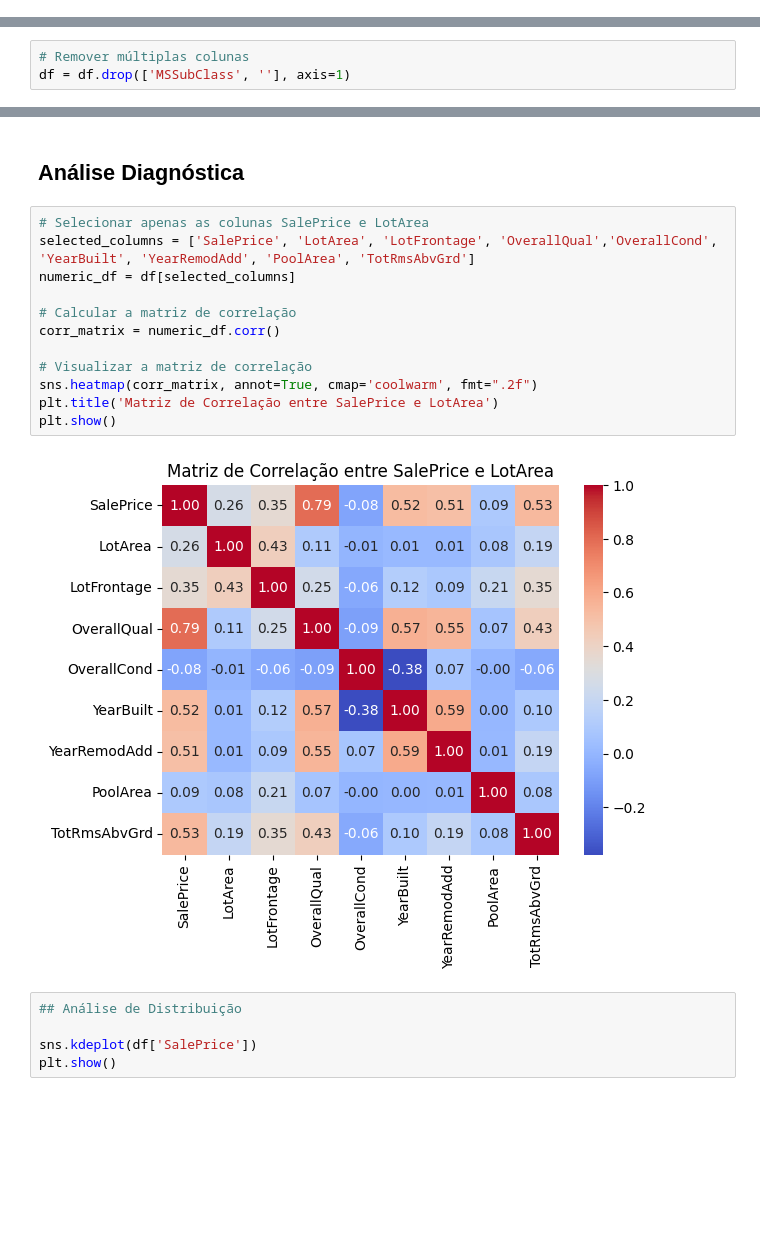
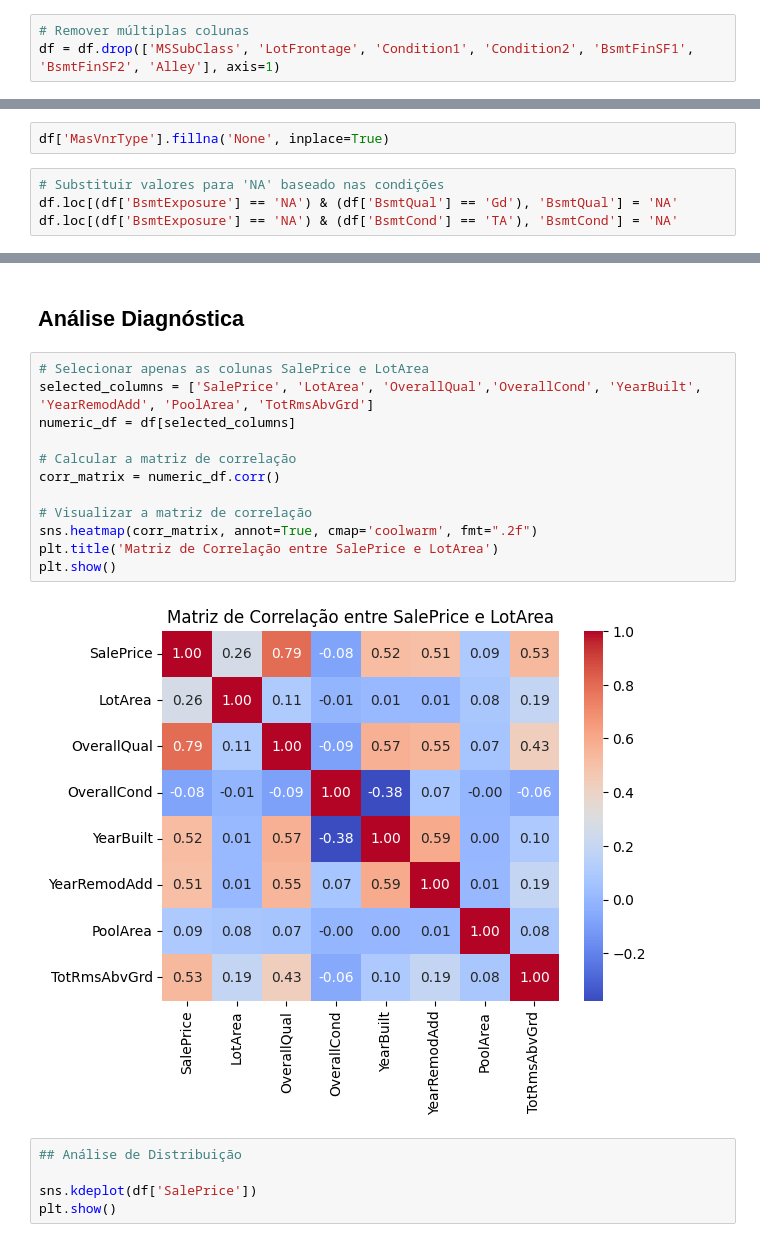
Before and after one commit to alearauj/mentoriabv, a Jupyter notebook: Mentoria_BV_Análise_de_dados.ipynb, the cells around one changed output, grey strips where cells are left out. Drawn from its saved outputs; the diff is of its cells as text; blank space fills up the shorter version.

```diff
--- a/Mentoria_BV_Análise_de_dados.ipynb
+++ b/Mentoria_BV_Análise_de_dados.ipynb
@@ -56,3 +60,6 @@ print(df.head(3))
+# %%
+# Remover múltiplas colunas
+df = df.drop(['MSSubClass', 'LotFrontage', 'Condition1', 'Condition2', 'BsmtFinSF1', 'BsmtFinSF2', 'Alley'], axis=1)
 # %% [markdown]
 **Checar tamanho do arquivo**
 # %%
@@ -80,5 +107,2 @@ Removendo colunas
-# %%
-# Remover múltiplas colunas
-df = df.drop(['MSSubClass', ''], axis=1)
 # %% [markdown]
 **Encontrar valores nulos**
@@ -104,0 +139,6 @@ Precisamos entender o que os valores nulos significam em cada uma das colunas pa
+# %%
+df['MasVnrType'].fillna('None', inplace=True)
+# %%
+# Substituir valores para 'NA' baseado nas condições
+df.loc[(df['BsmtExposure'] == 'NA') & (df['BsmtQual'] == 'Gd'), 'BsmtQual'] = 'NA'
+df.loc[(df['BsmtExposure'] == 'NA') & (df['BsmtCond'] == 'TA'), 'BsmtCond'] = 'NA'
@@ -170,18 +212,18 @@ plt.show()
 ## **Análise Diagnóstica**
 # %%
 # Selecionar apenas as colunas SalePrice e LotArea
-selected_columns = ['SalePrice', 'LotArea', 'LotFrontage', 'OverallQual','OverallCond', 'YearBuilt', 'YearRemodAdd', 'PoolArea', 'TotRmsAbvGrd']
+selected_columns = ['SalePrice', 'LotArea', 'OverallQual','OverallCond', 'YearBuilt', 'YearRemodAdd', 'PoolArea', 'TotRmsAbvGrd']
 numeric_df = df[selected_columns]
 
 # Calcular a matriz de correlação
 corr_matrix = numeric_df.corr()
 
 # Visualizar a matriz de correlação
 sns.heatmap(corr_matrix, annot=True, cmap='coolwarm', fmt=".2f")
 plt.title('Matriz de Correlação entre SalePrice e LotArea')
 plt.show()
 # %% [output]
-[figure, old version]
+[figure, new version]
 # %%
 ## Análise de Distribuição
 
```
Also changed, not shown: parts of 16 cells of this notebook.
